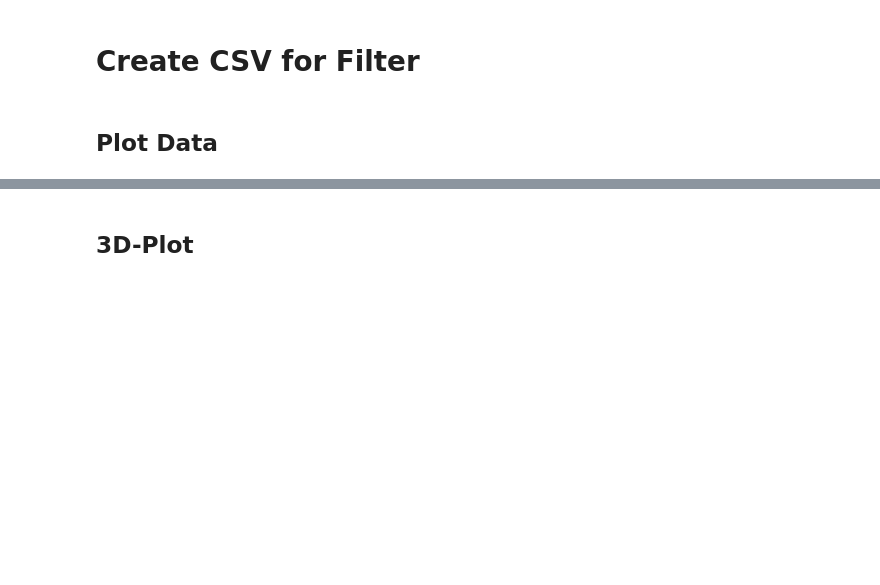
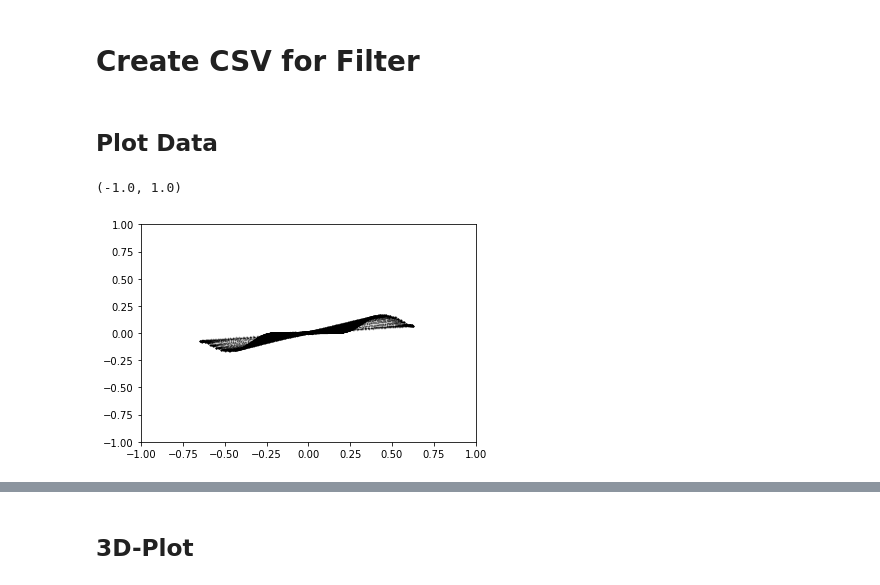
Before and after one commit to MoritzPoritz/SphericalPendulumKalmanFilter, a Jupyter notebook: Notebooks/PlotOptitrackData.ipynb, the cells around one changed output, grey strips where cells are left out. Cells and saved outputs as stored; diff of their text form; code cells hidden in the pictures; blank space fills up the shorter version.

```diff
--- a/Notebooks/PlotOptitrackData.ipynb
+++ b/Notebooks/PlotOptitrackData.ipynb
@@ -49 +75,8 @@ df_export.to_csv("../src/data/CleanedOptitrack.csv")
+# %%
+plt.scatter(df["X"], df["Z"], s=0.5, alpha=0.3,color="black")
+plt.xlim(-1,1)
+plt.ylim(-1,1)
+# %% [output]
+(-1.0, 1.0)
+[figure, added]
 # %%
```
Also changed, not shown: parts of 14 cells of this notebook, 7 other files.
